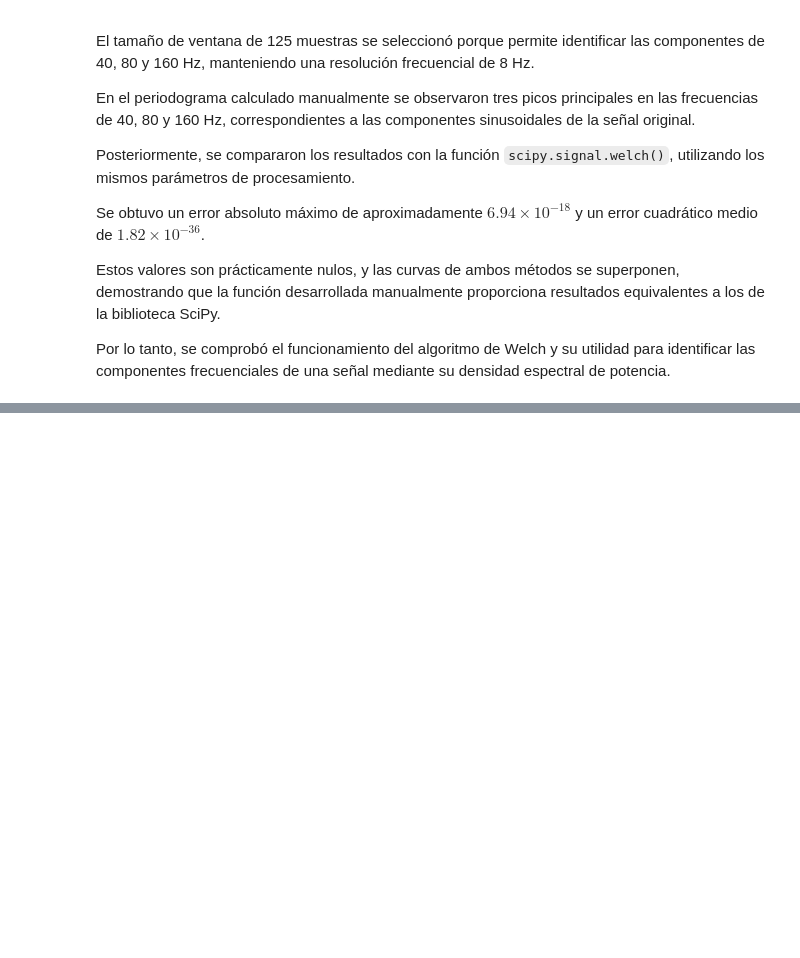
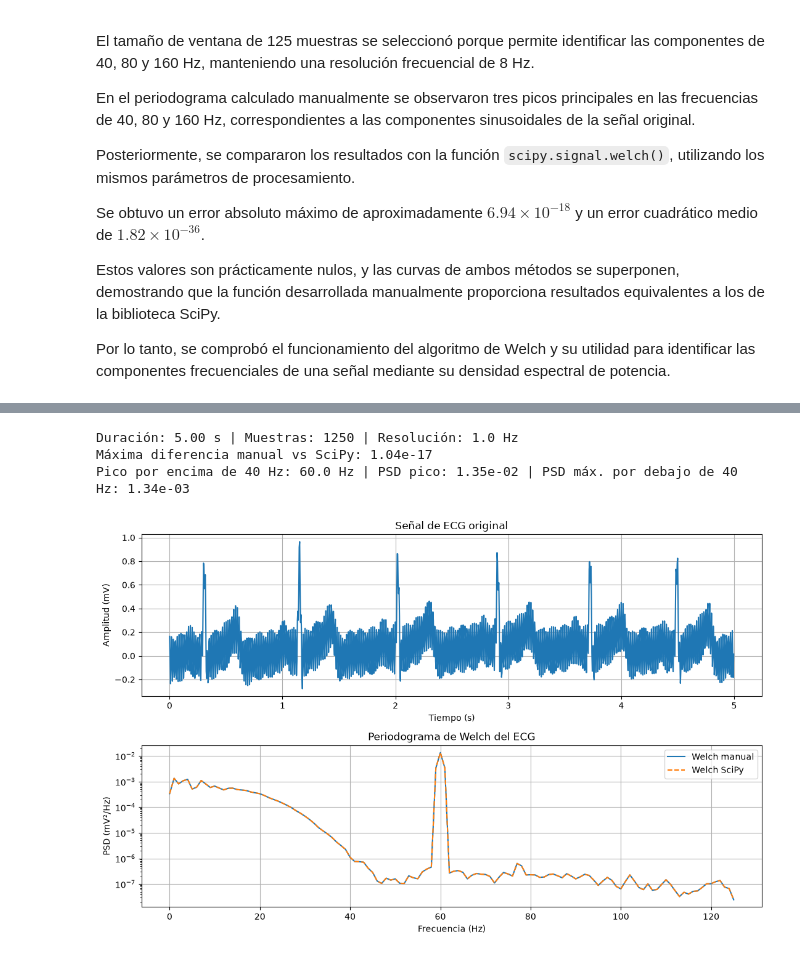
Before and after one commit to soficede/biosenales_2026, a Jupyter notebook: practica_05/practica5.ipynb, the cells around one changed output, grey strips where cells are left out. Cells and saved outputs as stored; diff of their text form; code cells hidden in the pictures; blank space fills up the shorter version.

```diff
--- a/practica_05/practica5.ipynb
+++ b/practica_05/practica5.ipynb
@@ -717,0 +730,35 @@ Por lo tanto, se comprobó el funcionamiento del algoritmo de Welch y su utilida
+# %%
+# Cargar la señal de ECG (Fs = 250 Hz)
+Fs_ecg = 250
+ecg = loadmat('senecg.mat')['ECG'].ravel()
+t_ecg = np.arange(len(ecg)) / Fs_ecg
+
+# Periodograma de Welch: ventana Hann de 1 s (250 muestras) y 50 % de solapamiento
+nperseg_ecg, solap_ecg = 250, 0.5
+f_ecg, psd_ecg = welch_manual(ecg, Fs_ecg, nperseg_ecg, solap_ecg)
+
+# Comparación con SciPy
+_, psd_ecg_sp = signal.welch(ecg, Fs_ecg, 'hann', nperseg_ecg, int(nperseg_ecg * solap_ecg))
+print(f"Duración: {t_ecg[-1]:.2f} s | Muestras: {len(ecg)} | Resolución: {Fs_ecg/nperseg_ecg:.1f} Hz")
+print(f"Máxima diferencia manual vs SciPy: {np.max(np.abs(psd_ecg - psd_ecg_sp)):.2e}")
+
+# Pico dominante por encima de 40 Hz (zona sin actividad cardiaca)
+m = f_ecg > 40
+f_ruido = f_ecg[m][np.argmax(psd_ecg[m])]
+print(f"Pico por encima de 40 Hz: {f_ruido:.1f} Hz | "
+      f"PSD pico: {psd_ecg[m].max():.2e} | PSD máx. por debajo de 40 Hz: {psd_ecg[~m].max():.2e}")
+
+fig, axs = plt.subplots(2, 1, figsize=(11, 7))
+axs[0].plot(t_ecg, ecg)
+axs[0].set(title='Señal de ECG original', xlabel='Tiempo (s)', ylabel='Amplitud (mV)')
+axs[1].semilogy(f_ecg, psd_ecg, label='Welch manual')
+axs[1].semilogy(f_ecg, psd_ecg_sp, '--', label='Welch SciPy')
+axs[1].set(title='Periodograma de Welch del ECG', xlabel='Frecuencia (Hz)', ylabel='PSD (mV²/Hz)')
+axs[1].legend()
+plt.tight_layout()
+plt.show()
+# %% [output]
+Duración: 5.00 s | Muestras: 1250 | Resolución: 1.0 Hz
+Máxima diferencia manual vs SciPy: 1.04e-17
+Pico por encima de 40 Hz: 60.0 Hz | PSD pico: 1.35e-02 | PSD máx. por debajo de 40 Hz: 1.34e-03
+[figure, added]
```
Also changed, not shown: parts of 13 cells of this notebook, 1 other file.
